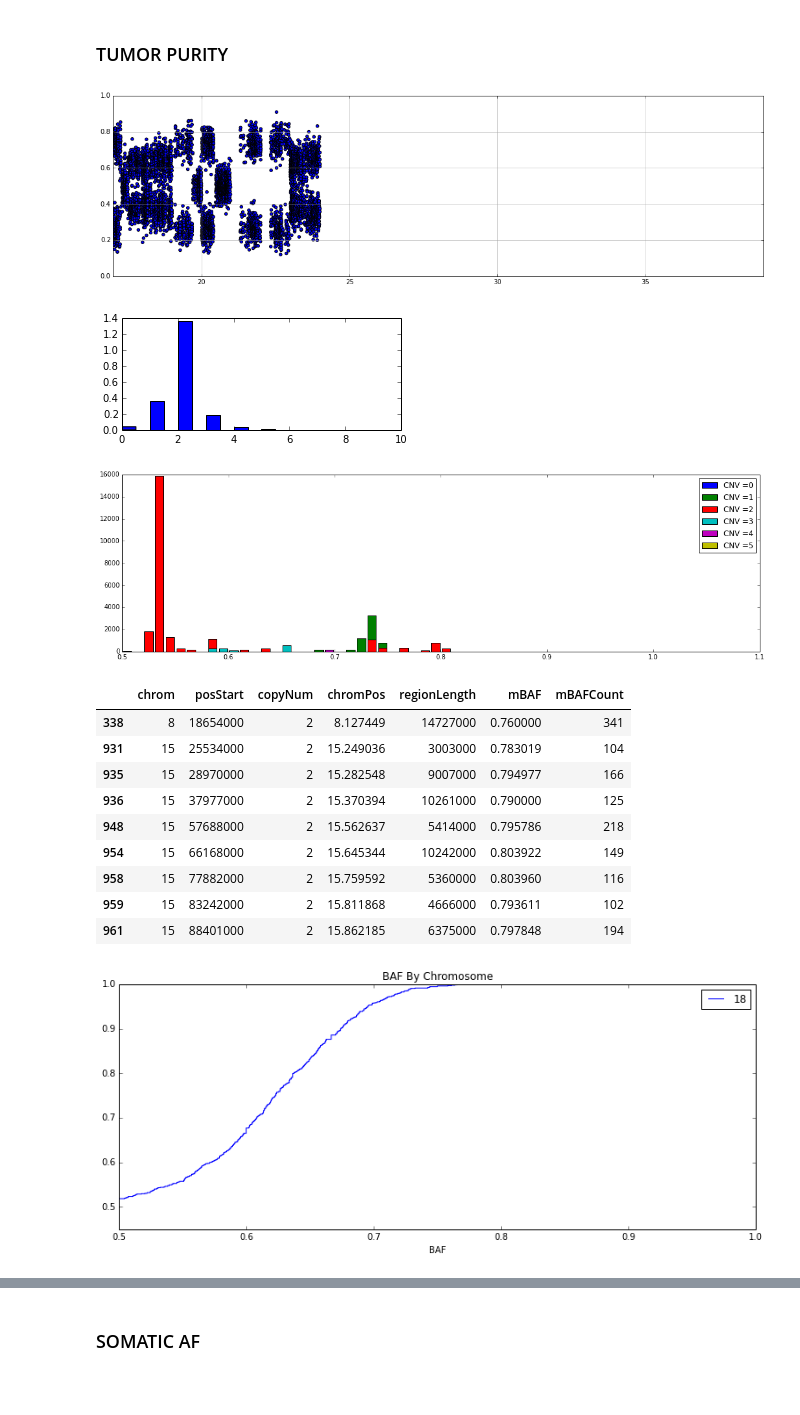
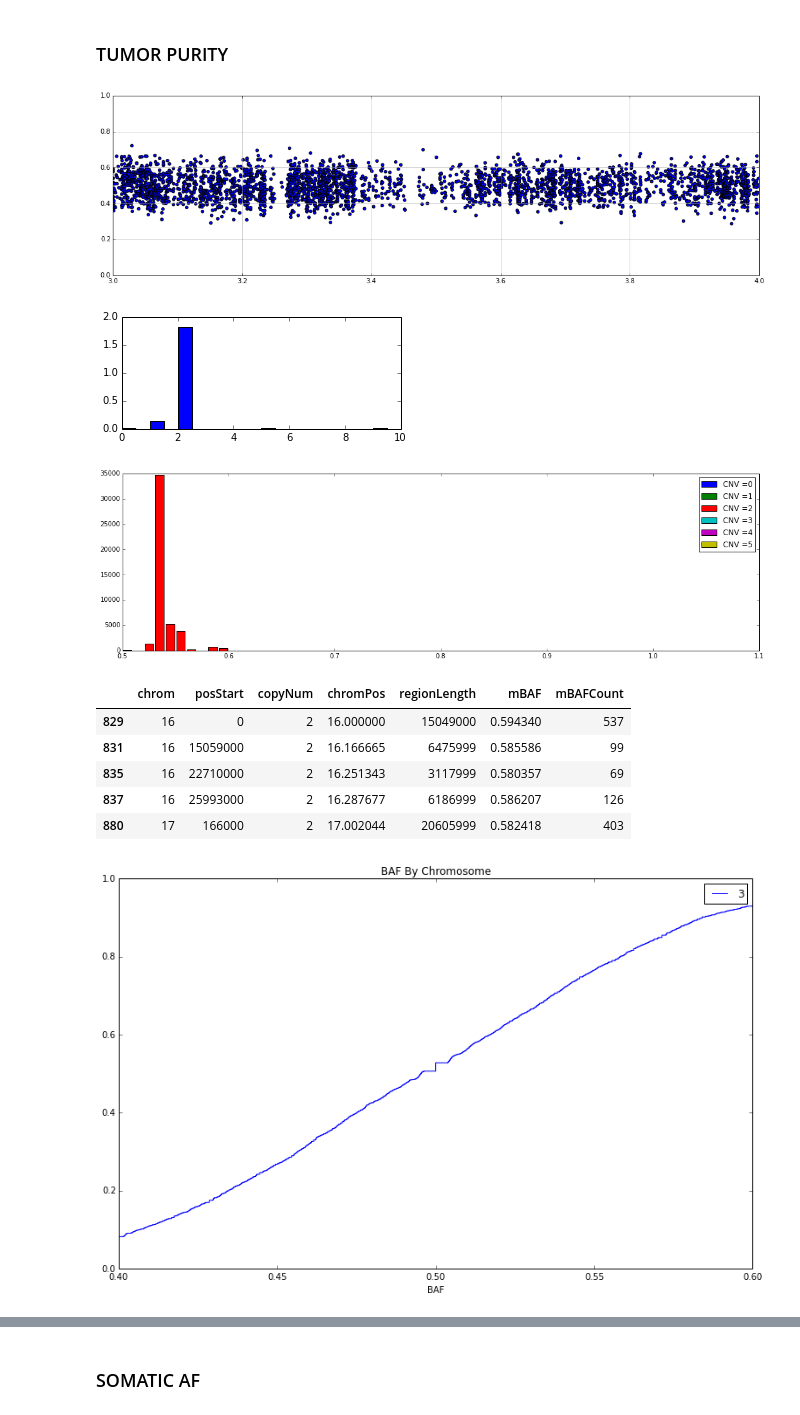
Before and after one commit to hartwigmedical/scripts, a Jupyter notebook: ipython/Intergrated Sample Analysis.ipynb, the cells around one changed output, grey strips where cells are left out. Saved outputs shown, nothing was run; the diff lists cells and outputs as text; code cells hidden in the pictures; blank space fills up the shorter version.

```diff
--- a/ipython/Intergrated Sample Analysis.ipynb
+++ b/ipython/Intergrated Sample Analysis.ipynb
@@ -147,7 +159,7 @@ dfPON = loadPON("/Users/peterpriestley/hmf/analyses/PON/779filePON/","PON.tsv")
 # %% [markdown]
 ### FIND ALL FILES
 # %%
-PATH = "/Users/peterpriestley/hmf/analyses/v1.12samples/CPCT02050117/"
+PATH = "/Users/peterpriestley/hmf/analyses/v1.12samples/CPCT02040080/"
 # %%
 germlineVCFFilename = findFiles(PATH,"SLICED.vcf")[0]
 somaticVCFFilename = findFiles(PATH,"melted.vcf")[0]
@@ -229,33 +241,29 @@ for CNV in range(0,6):
     plt.legend()
 plt.show()
 # %% [output]
-[figure, old version]
+[figure, new version]
-[figure, old version]
+[figure, new version]
-[figure, old version]
+[figure, new version]
 # %%
-dfCNV[(dfCNV.copyNum>0)&(dfCNV.mBAF<1.54)&(dfCNV.mBAF>0.75)\
-      &(dfCNV.mBAFCount>100)][['chrom','posStart','copyNum','chromPos','regionLength','mBAF','mBAFCount']]
+dfCNV[(dfCNV.copyNum>0)&(dfCNV.mBAF<1.5)&(dfCNV.mBAF>0.57)\
+      &(dfCNV.mBAFCount>10)][['chrom','posStart','copyNum','chromPos','regionLength','mBAF','mBAFCount']]
 # %% [output]
 |  | chrom | posStart | copyNum | chromPos | regionLength | mBAF | mBAFCount |
-| 338 | 8 | 18654000 | 2 | 8.127449 | 14727000 | 0.760000 | 341 |
-| 931 | 15 | 25534000 | 2 | 15.249036 | 3003000 | 0.783019 | 104 |
-| 935 | 15 | 28970000 | 2 | 15.282548 | 9007000 | 0.794977 | 166 |
-| 936 | 15 | 37977000 | 2 | 15.370394 | 10261000 | 0.790000 | 125 |
-| 948 | 15 | 57688000 | 2 | 15.562637 | 5414000 | 0.795786 | 218 |
-| 954 | 15 | 66168000 | 2 | 15.645344 | 10242000 | 0.803922 | 149 |
-| 958 | 15 | 77882000 | 2 | 15.759592 | 5360000 | 0.803960 | 116 |
-| 959 | 15 | 83242000 | 2 | 15.811868 | 4666000 | 0.793611 | 102 |
-| 961 | 15 | 88401000 | 2 | 15.862185 | 6375000 | 0.797848 | 194 |
+| 829 | 16 | 0 | 2 | 16.000000 | 15049000 | 0.594340 | 537 |
+| 831 | 16 | 15059000 | 2 | 16.166665 | 6475999 | 0.585586 | 99 |
+| 835 | 16 | 22710000 | 2 | 16.251343 | 3117999 | 0.580357 | 69 |
+| 837 | 16 | 25993000 | 2 | 16.287677 | 6186999 | 0.586207 | 126 |
+| 880 | 17 | 166000 | 2 | 17.002044 | 20605999 | 0.582418 | 403 |
 # %%
-chromosomes = [18]#dfBAF['Chromosome'].unique()
+chromosomes = [3]#dfBAF['Chromosome'].unique()
 for chromosome in chromosomes:
     ser = dfBAF[dfBAF.Chromosome==chromosome]["BAF"]
     ser = ser.sort_values()
     cum_dist = np.linspace(0.,1.,len(ser))
     ser_cdf = pd.Series(cum_dist, index=ser,name=str(chromosome))
-    ser_cdf.plot(drawstyle='steps',legend=True,title="BAF By Chromosome",figsize=[13,5],xlim=[0.5,01.0],ylim=[0.45,1.0])
+    ser_cdf.plot(drawstyle='steps',legend=True,title="BAF By Chromosome",figsize=[13,8],xlim=[0.4,0.6],ylim=[0,1.0])
 # %% [output]
-[figure, old version]
+[figure, new version]
 # %%
 dfCNV[(dfCNV.chrom==21)&(dfCNV.mBAFCount>200)][['chrom','posStart','copyNum','chromPos','regionLength','mBAF','mBAFCount']]
 # %% [output]
```
Also changed, not shown: parts of 17 cells of this notebook, 2 other files.
